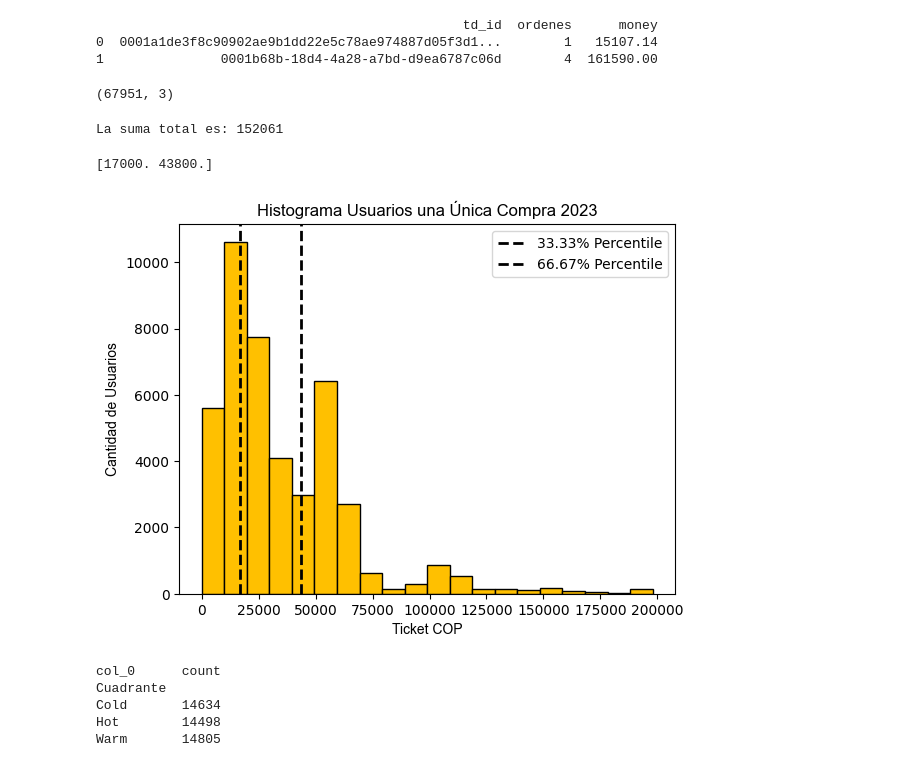
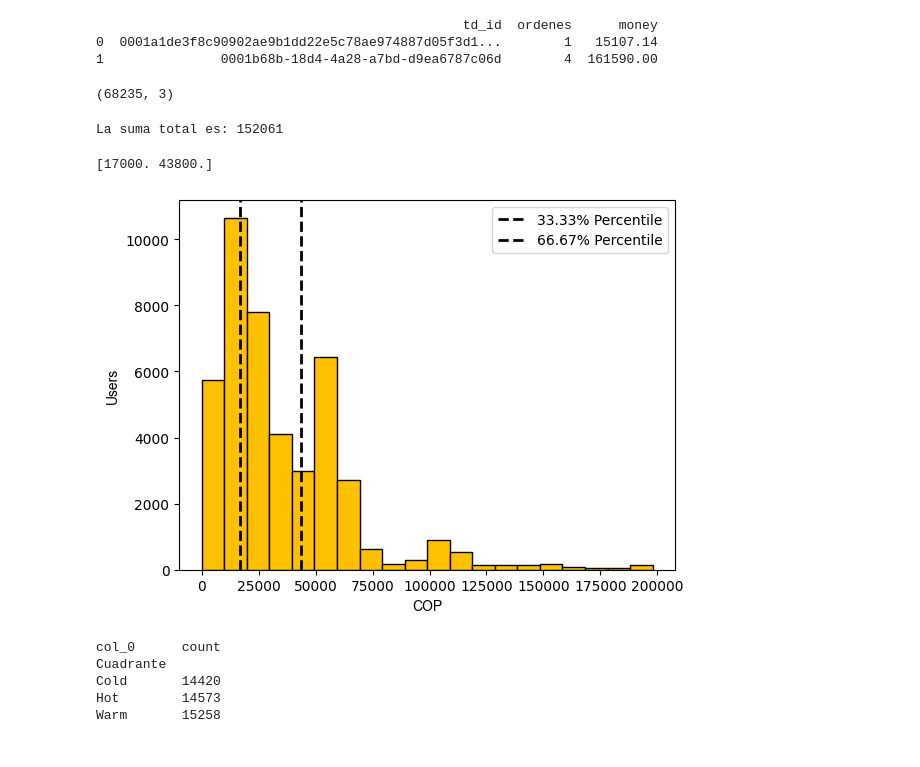
Before and after one commit to ju4nsepulveda/brand_lovers, a Jupyter notebook: nb/tada.ipynb, the cells around one changed output. Drawn from its saved outputs; the diff is of its cells as text; code cells hidden in the pictures.

Commit message:
update querys

```diff
--- a/nb/tada.ipynb
+++ b/nb/tada.ipynb
@@ -36,7 +36,7 @@ def asignar_cuadrantes(df, names, condiciones, etiquetas):
             df.loc[mask, 'Cuadrante_Final'] = cuadrante
 # %%
 # Llama a la función con el nombre de tu archivo SQL
-df=consulta_desde_archivo("tada.sql")
+df=consulta_desde_archivo("../querys/tada.sql")
 # suma_total = df['ordenes'].sum()
 # print(f"La suma total es: {suma_total}")
 df.shape
@@ -44,7 +44,7 @@ df.shape
                                                td_id  ordenes      money
 0  0001a1de3f8c90902ae9b1dd22e5c78ae974887d05f3d1...        1   15107.14
 1               0001b68b-18d4-4a28-a7bd-d9ea6787c06d        4  161590.00
-(67951, 3)
+(68235, 3)
 # %%
 # %% [output]
 La suma total es: 152061
@@ -56,48 +56,48 @@ df = df[df['ordenes'] > 1].copy()
 # %%
 # Calcula el histograma
 # Calcula el percentil 99
 percentil_90 = np.percentile(menores1.money, 99)
 
 # Crea el subset excluyendo los valores superiores al percentil 99
 df_subset = menores1[menores1.money <= percentil_90]
 
 hist, bins = np.histogram(df_subset.money, bins=20)  # Puedes ajustar el número de bins según tu preferencia
 
 # Calcula percentiles
 percentiles = np.percentile(df_subset.money, [33.33, 66.67])
 print(percentiles)
 
 # Crea el histograma
 plt.hist(df_subset.money, bins=20, edgecolor='black', color=(255/255, 192/255, 0))
 plt.axvline(percentiles[0], color='black', linestyle='dashed', linewidth=2, label='33.33% Percentile')
 plt.axvline(percentiles[1], color='black', linestyle='dashed', linewidth=2, label='66.67% Percentile')
 
 # Añade etiquetas y título
-plt.xlabel('Ticket COP', fontname='Arial')
-plt.ylabel('Cantidad de Usuarios', fontname='Arial')
-plt.title('Histograma Usuarios una Única Compra 2023', fontname='Arial')
+plt.xlabel('COP', fontname='Arial')
+plt.ylabel('Users', fontname='Arial')
+# plt.title('Histograma Usuarios una Única Compra 2023', fontname='Arial')
 plt.legend()
 
 # Muestra el histograma
 plt.show()
 # %% [output]
 [17000. 43800.]
-[figure, old version]
+[figure, new version]
 # %%
 # Segmentar cuadrantes según condiciones (ejemplo)
 menores1['Cuadrante'] = ''
 menores1.loc[(menores1['money'] > 43800.), 'Cuadrante'] = 'Hot'
-menores1.loc[(menores1['money'] >= 17499.58) & (menores1['money'] <= 43800.), 'Cuadrante'] = 'Warm'
-menores1.loc[(menores1['money'] < 17499.58), 'Cuadrante'] = 'Cold'
+menores1.loc[(menores1['money'] >= 17000) & (menores1['money'] <= 43800.), 'Cuadrante'] = 'Warm'
+menores1.loc[(menores1['money'] < 17000), 'Cuadrante'] = 'Cold'
 # Crear una tabla de frecuencias cruzadas
 tabla_frecuencias = pd.crosstab(index=menores1['Cuadrante'], columns='count')
 print(tabla_frecuencias)
 # %% [output]
 col_0      count
 Cuadrante
-Cold       14634
-Hot        14498
-Warm       14805
+Cold       14420
+Hot        14573
+Warm       15258
 # %%
 
 # Calcula el percentil 99
```
Also changed, not shown: parts of 6 cells of this notebook, 4 other files.
